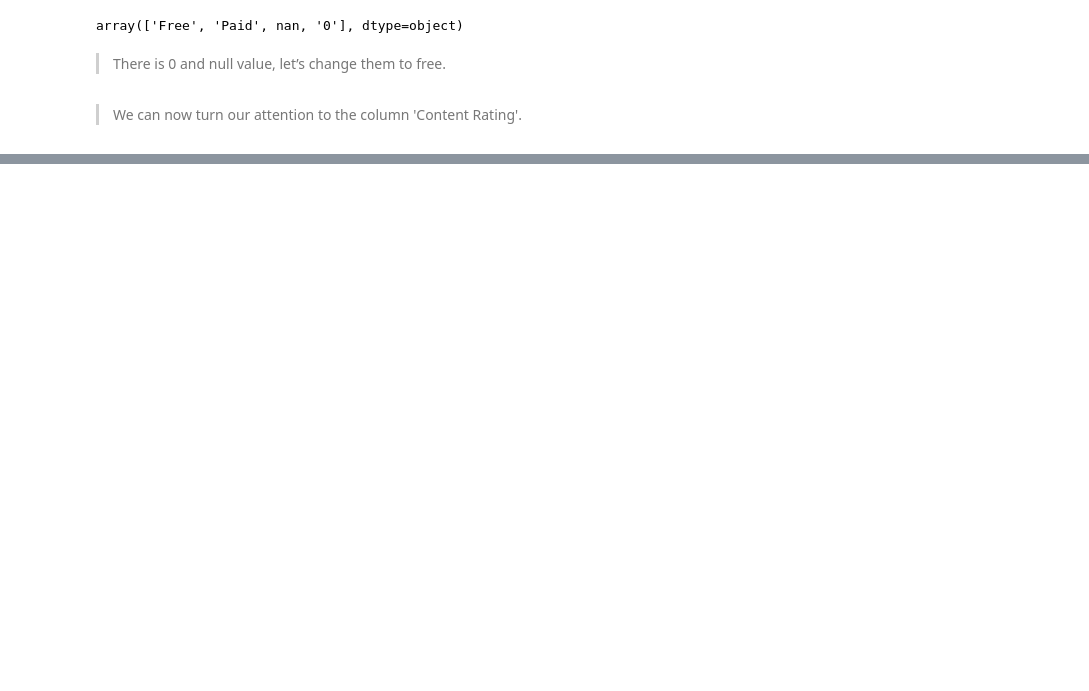
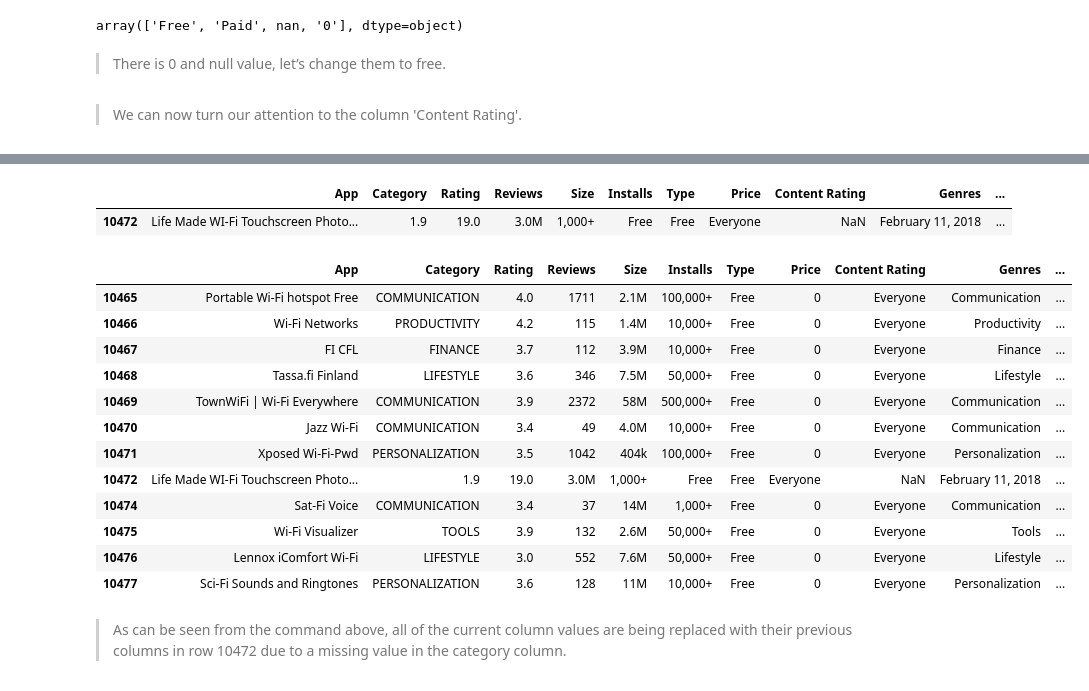
Before and after one commit to mdnawabali/Play-Store-App-Review, a Jupyter notebook: Play_Store_App_Review_Analysis_Capstone_Project.ipynb, the cells around one changed output, grey strips where cells are left out. Drawn from its saved outputs; the diff is of its cells as text; code cells hidden in the pictures; blank space fills up the shorter version.

```diff
--- a/Play_Store_App_Review_Analysis_Capstone_Project.ipynb
+++ b/Play_Store_App_Review_Analysis_Capstone_Project.ipynb
@@ -113,0 +141,2 @@ complete_info()
+# %%
+play_store_df.drop_duplicates(subset = 'App', keep = 'first' ,inplace = True)
@@ -128,20 +161,3 @@ play_store_df['Type'].fillna('Free', inplace=True)
 
 
 > We can now turn our attention to the column 'Content Rating'.
-# %%
-def value_to_float(x):
-    if type(x) == float or type(x) == int:
-        return x
-    if 'K' in x:
-        if len(x) > 1:
-            return float(x.replace('K', '')) * 1000
-        return 1000.0
-    if 'M' in x:
-        if len(x) > 1:
-            return float(x.replace('M', '')) * 1000000
-        return 1000000.0
-    if 'B' in x:
-        return float(x.replace('B', '')) * 1000000000
-    return 0.0
-
-play_store_df['Size'] = play_store_df['Size'].apply(value_to_float)
@@ -171,0 +164,27 @@ play_store_data
+# %%
+#checking for null values
+play_store_df[play_store_df['Content Rating'].isnull()]
+# %% [output]
+|  | App | Category | Rating | Reviews | Size | Installs | Type | Price | Content Rating | Genres | ... |
+| 10472 | Life Made WI-Fi Touchscreen Photo... | 1.9 | 19.0 | 3.0M | 1,000+ | Free | Free | Everyone | NaN | February 11, 2018 | ... |
+# %%
+#comparing the data with the nearby rows.
+play_store_df.loc[10465:10477, :]
+# %% [output]
+|  | App | Category | Rating | Reviews | Size | Installs | Type | Price | Content Rating | Genres | ... |
+| 10465 | Portable Wi-Fi hotspot Free | COMMUNICATION | 4.0 | 1711 | 2.1M | 100,000+ | Free | 0 | Everyone | Communication | ... |
+| 10466 | Wi-Fi Networks | PRODUCTIVITY | 4.2 | 115 | 1.4M | 10,000+ | Free | 0 | Everyone | Productivity | ... |
+| 10467 | FI CFL | FINANCE | 3.7 | 112 | 3.9M | 10,000+ | Free | 0 | Everyone | Finance | ... |
+| 10468 | Tassa.fi Finland | LIFESTYLE | 3.6 | 346 | 7.5M | 50,000+ | Free | 0 | Everyone | Lifestyle | ... |
+| 10469 | TownWiFi | Wi-Fi Everywhere | COMMUNICATION | 3.9 | 2372 | 58M | 500,000+ | Free | 0 | Everyone | Communication | ... |
+| 10470 | Jazz Wi-Fi | COMMUNICATION | 3.4 | 49 | 4.0M | 10,000+ | Free | 0 | Everyone | Communication | ... |
+| 10471 | Xposed Wi-Fi-Pwd | PERSONALIZATION | 3.5 | 1042 | 404k | 100,000+ | Free | 0 | Everyone | Personalization | ... |
+| 10472 | Life Made WI-Fi Touchscreen Photo... | 1.9 | 19.0 | 3.0M | 1,000+ | Free | Free | Everyone | NaN | February 11, 2018 | ... |
+| 10474 | Sat-Fi Voice | COMMUNICATION | 3.4 | 37 | 14M | 1,000+ | Free | 0 | Everyone | Communication | ... |
+| 10475 | Wi-Fi Visualizer | TOOLS | 3.9 | 132 | 2.6M | 50,000+ | Free | 0 | Everyone | Tools | ... |
+| 10476 | Lennox iComfort Wi-Fi | LIFESTYLE | 3.0 | 552 | 7.6M | 50,000+ | Free | 0 | Everyone | Lifestyle | ... |
+| 10477 | Sci-Fi Sounds and Ringtones | PERSONALIZATION | 3.6 | 128 | 11M | 10,000+ | Free | 0 | Everyone | Personalization | ... |
+# %% [markdown]
+
+
+> As can be seen from the command above, all of the current column values are being replaced with their previous columns in row 10472 due to a missing value in the category column.
```
Also changed, not shown: parts of 27 cells of this notebook.
